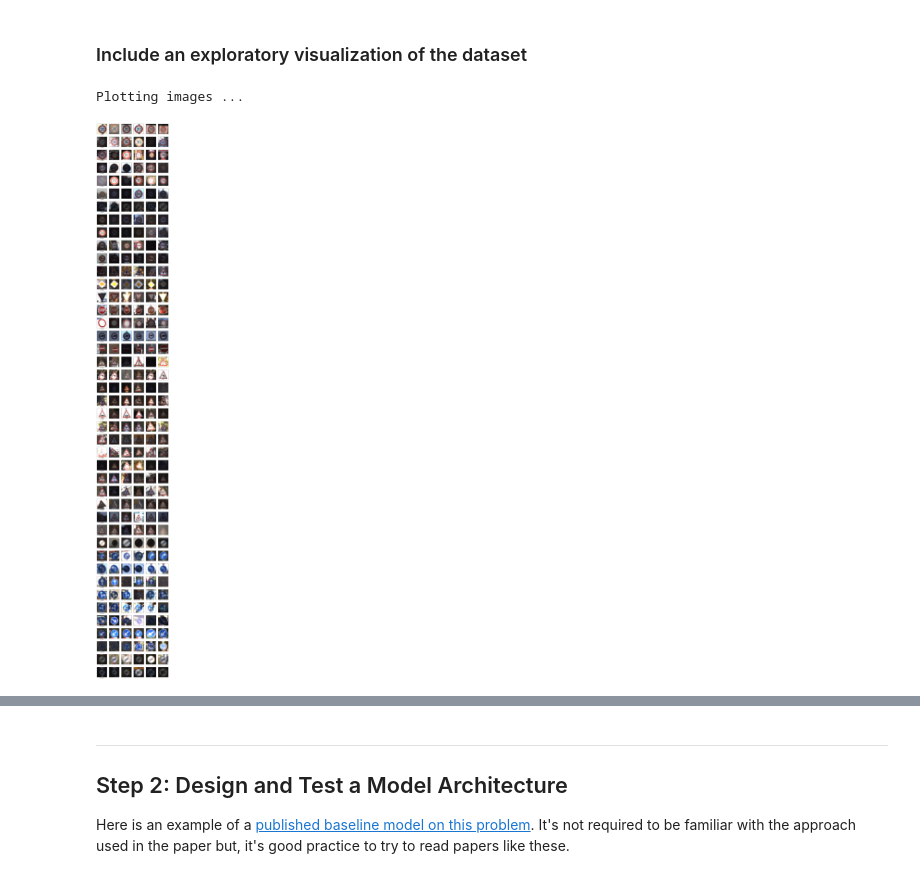
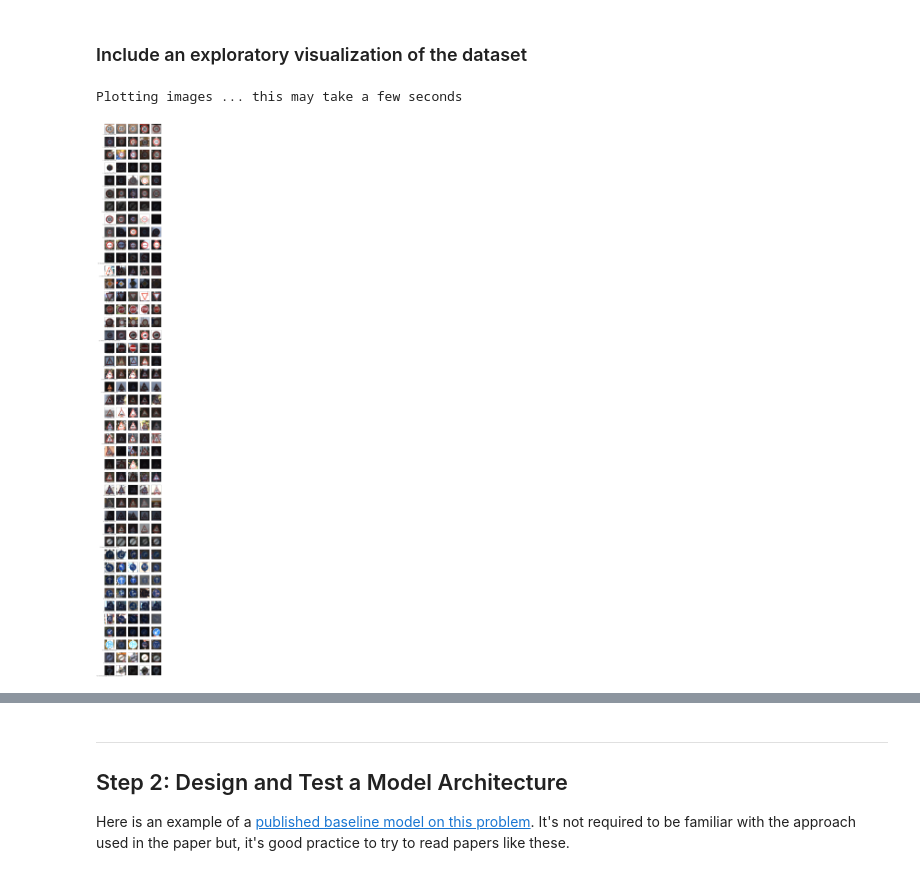
Before and after one commit to jimwatt/P2-traffic_signs, a Jupyter notebook: Traffic_Sign_Classifier.ipynb, the cells around one changed output, grey strips where cells are left out. Cells and saved outputs as stored; diff of their text form; code cells hidden in the pictures.

```diff
--- a/Traffic_Sign_Classifier.ipynb
+++ b/Traffic_Sign_Classifier.ipynb
@@ -16,6 +9,14 @@ The [rubric](https://review.udacity.com/#!/rubrics/481/view) contains "Stand Out
 ## Step 0: Load The Data
 # %%
 import numpy as np
+import csv
+
+# Load in the sign names
+with open('signnames.csv', mode='r') as infile:
+    reader = csv.reader(infile)
+    next(reader)
+    signnames = {int(rows[0]):rows[1] for rows in reader}
+numsigns = len(signnames)
 
 # Load pickled data
 import pickle
@@ -35,5 +36,5 @@ X_train, y_train = train['features'], train['labels']
 X_valid, y_valid = valid['features'], valid['labels']
 X_test, y_test = test['features'], test['labels']
 
-print("Data is loaded")
+print("Data is loaded for {} sign types".format(numsigns))
 # %% [output]
@@ -66,24 +67,25 @@ Number of classes = 43
 # %%
 import random
 import numpy as np
 import matplotlib.pyplot as plt
 %matplotlib inline
 
-print("Plotting images ...")
-fig = plt.figure(figsize=(15,120))
-for ii in range(43):
+print("Plotting images ... this may take a few seconds")
+fig = plt.figure(figsize=(12,120))
+numsamples = 5
+for ii in range(numsigns):
     indices = np.nonzero(y_train==ii)[0]
     np.random.shuffle(indices)
-    for jj in range(min(6,len(indices))):
+    for jj in range(min(numsamples,len(indices))):
         index = indices[jj]
         image = X_train[index].squeeze()
-        ax = plt.subplot(43,6,6*ii+jj+1)
+        ax = plt.subplot(numsigns,numsamples,numsamples*ii+jj+1)
         plt.imshow(image)
         ax.get_xaxis().set_ticks([])
         ax.get_yaxis().set_ticks([])
         if(jj==0):
-            ax.set_xlabel("%d (%d)" % (ii,len(indices)))
+            ax.set_xlabel("%d : %s (%d)" % (ii,signnames[ii],len(indices)))
 # %% [output]
-Plotting images ...
+Plotting images ... this may take a few seconds
-[figure, old version]
+[figure, new version]
 # %%
```
Also changed, not shown: parts of 23 cells of this notebook, 7 other files.
